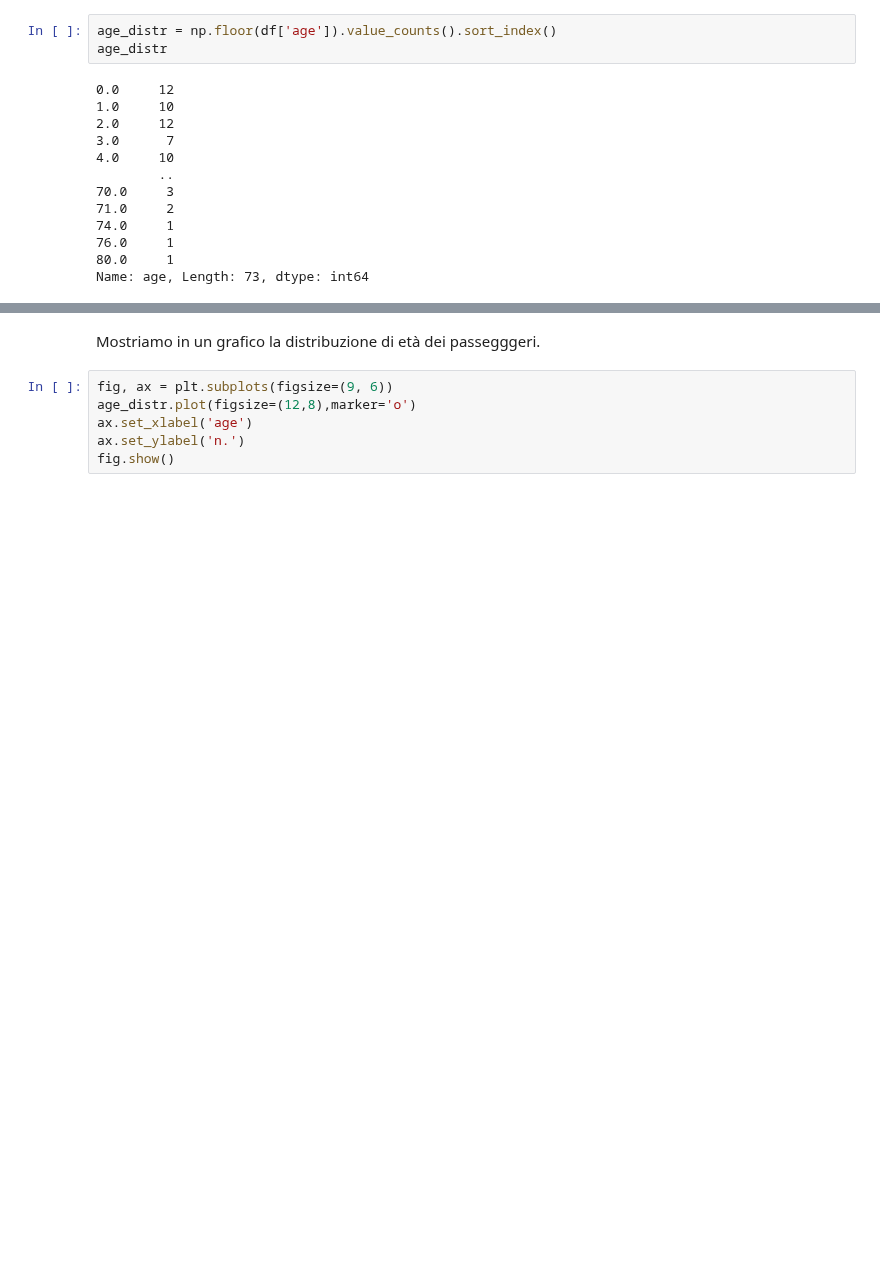
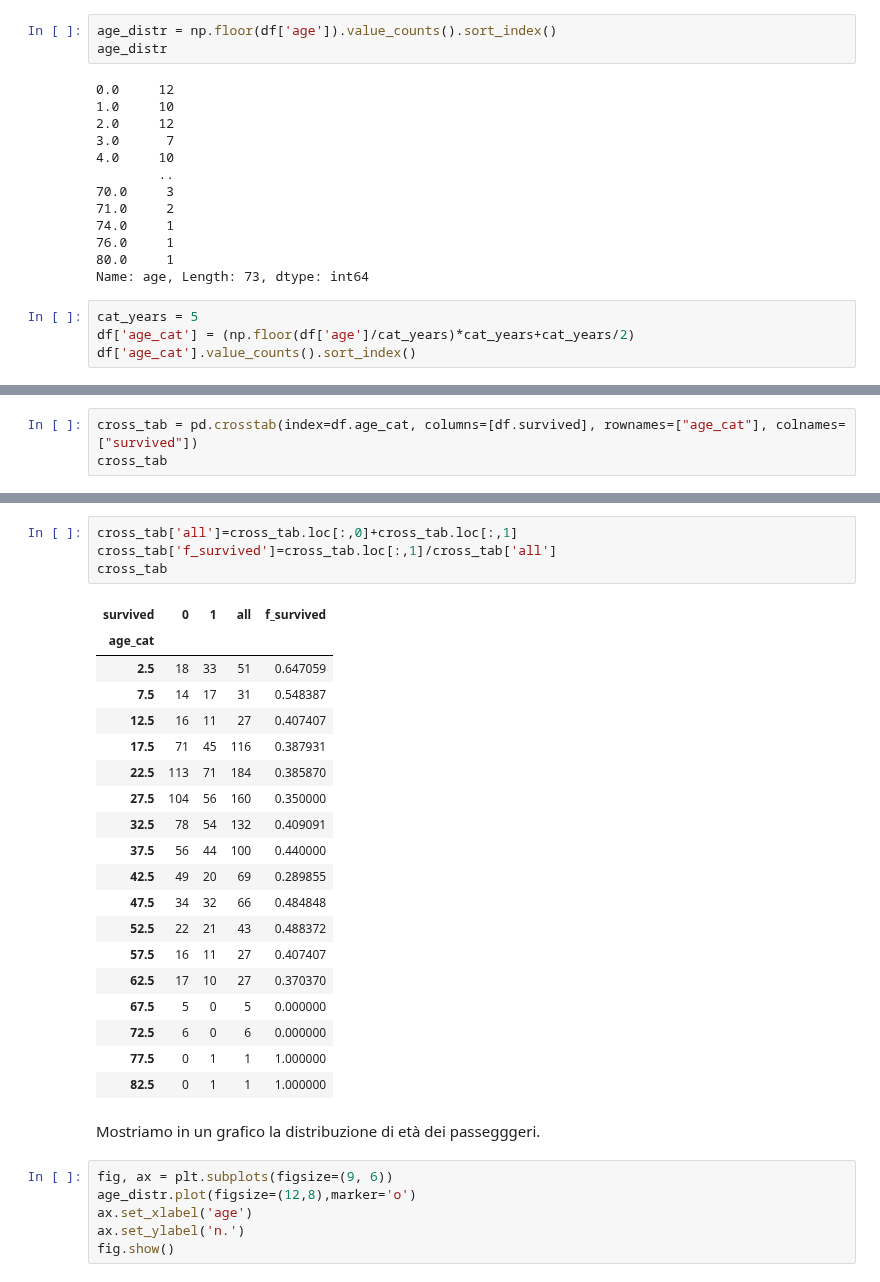
Before and after one commit to lucalista/analisi-dati-2021, a Jupyter notebook: 03.01.01__Titanic.ipynb, the cells around one changed output, grey strips where cells are left out. Cells and saved outputs as stored; diff of their text form; blank space fills up the shorter version.

```diff
--- a/03.01.01__Titanic.ipynb
+++ b/03.01.01__Titanic.ipynb
@@ -158,3 +158,7 @@ age_distr
 76.0     1
 80.0     1
 Name: age, Length: 73, dtype: int64
+# %%
+cat_years = 5
+df['age_cat'] = (np.floor(df['age']/cat_years)*cat_years+cat_years/2)
+df['age_cat'].value_counts().sort_index()
@@ -160,0 +186,3 @@ Name: age, Length: 73, dtype: int64
+# %%
+cross_tab = pd.crosstab(index=df.age_cat, columns=[df.survived], rownames=["age_cat"], colnames=["survived"])
+cross_tab
@@ -161,3 +209,27 @@ Name: age, Length: 73, dtype: int64
+# %%
+cross_tab['all']=cross_tab.loc[:,0]+cross_tab.loc[:,1]
+cross_tab['f_survived']=cross_tab.loc[:,1]/cross_tab['all']
+cross_tab
+# %% [output]
+| survived | 0 | 1 | all | f_survived |
+| age_cat |  |  |  |  |
+| 2.5 | 18 | 33 | 51 | 0.647059 |
+| 7.5 | 14 | 17 | 31 | 0.548387 |
+| 12.5 | 16 | 11 | 27 | 0.407407 |
+| 17.5 | 71 | 45 | 116 | 0.387931 |
+| 22.5 | 113 | 71 | 184 | 0.385870 |
+| 27.5 | 104 | 56 | 160 | 0.350000 |
+| 32.5 | 78 | 54 | 132 | 0.409091 |
+| 37.5 | 56 | 44 | 100 | 0.440000 |
+| 42.5 | 49 | 20 | 69 | 0.289855 |
+| 47.5 | 34 | 32 | 66 | 0.484848 |
+| 52.5 | 22 | 21 | 43 | 0.488372 |
+| 57.5 | 16 | 11 | 27 | 0.407407 |
+| 62.5 | 17 | 10 | 27 | 0.370370 |
+| 67.5 | 5 | 0 | 5 | 0.000000 |
+| 72.5 | 6 | 0 | 6 | 0.000000 |
+| 77.5 | 0 | 1 | 1 | 1.000000 |
+| 82.5 | 0 | 1 | 1 | 1.000000 |
 # %% [markdown]
 Mostriamo in un grafico la distribuzione di età dei passegggeri.
 # %%
```
Also changed, not shown: parts of 3 cells of this notebook, 3 other files.
